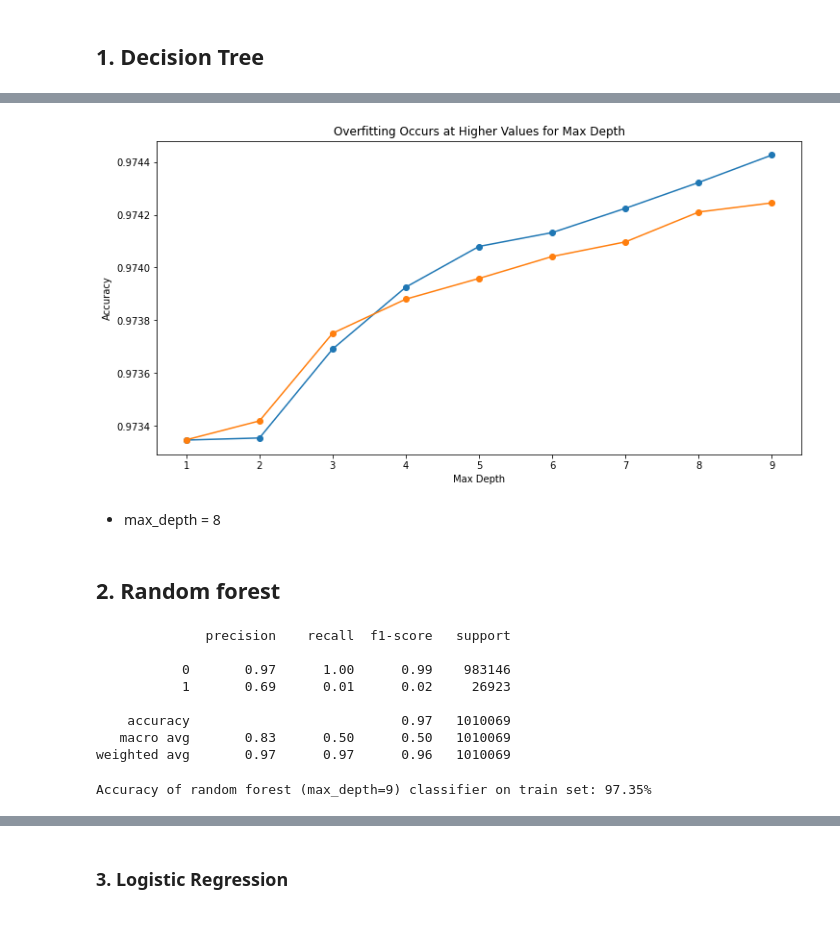
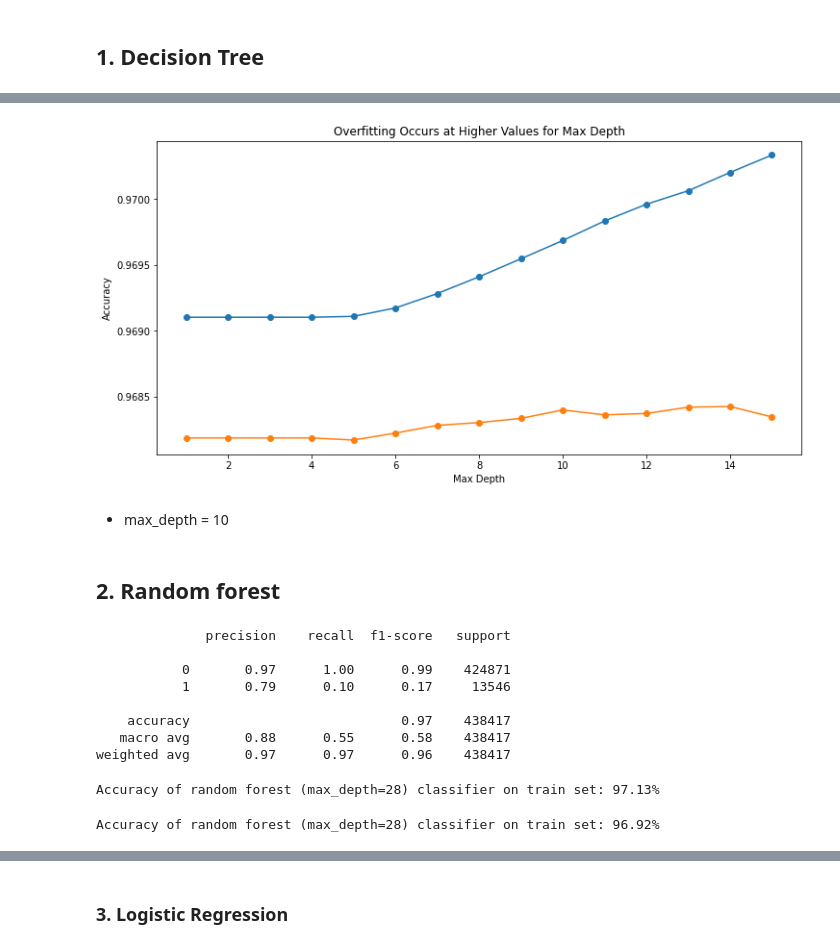
Before and after one commit to Chenchen070/Individual_project, a Jupyter notebook: traffic_violation_contributed_to_accident.ipynb, the cells around one changed output, grey strips where cells are left out. Drawn from its saved outputs; the diff is of its cells as text; code cells hidden in the pictures.

```diff
--- a/traffic_violation_contributed_to_accident.ipynb
+++ b/traffic_violation_contributed_to_accident.ipynb
@@ -326,0 +404,4 @@ baseline accuracy on train set: 97.33%
+# %%
+validate['baseline'] = 0
+baseline_accuracy_validate = (validate['Contributed To Accident'] == validate.baseline).mean()
+print(f'baseline accuracy on train set: {baseline_accuracy_validate:.2%}')
@@ -331,10 +412,10 @@ baseline accuracy on train set: 97.33%
 # %%
-x_train = train[['Violation Type','Personal Injury','day_of_week','Property Damage','hour']]
+x_train = train[['Race','day_of_week', 'hour','SubAgency','month']]
 y_train = train[['Contributed To Accident']]
-x_validate = validate[['Violation Type','Personal Injury','day_of_week','Property Damage','hour']]
+x_validate = validate[['Race','day_of_week', 'hour','SubAgency','month']]
 y_validate = validate[['Contributed To Accident']]
-x_test = validate[['Violation Type','Personal Injury','day_of_week','Property Damage','hour']]
-y_test = validate[['Contributed To Accident']]
+x_test = test[['Race','day_of_week', 'hour','SubAgency','month']]
+y_test = test[['Contributed To Accident']]
 
 x_train = pd.get_dummies(x_train, drop_first=True)
 y_train = pd.get_dummies(y_train, drop_first=True)
@@ -344,7 +425,7 @@ x_test = pd.get_dummies(x_test, drop_first=True)
 y_test = pd.get_dummies(y_test, drop_first=True)
 # %%
 # step 1: Creat your recipe
-tree = DecisionTreeClassifier(max_depth = 8)
+tree = DecisionTreeClassifier(max_depth = 10)
 
 # Step 2: Fit your model to your in-sample data (train)
 tree.fit(x_train, y_train)
@@ -369,6 +495,6 @@ Accuracy of decision tree (max_depth=8) classifier on train set: 97.43%
 # %%
 metrics = []
-for i in range(1, 10):
+for i in range(1, 16):
     # Make the model
     tree = DecisionTreeClassifier(max_depth=i, random_state=123)
 
@@ -389,8 +515,8 @@ for i in range(1, 10):
 
     metrics.append(output)
 
-df = pd.DataFrame(metrics)
-df["difference"] = df.train_accuracy - df.validate_accuracy
-df
+tree_mc = pd.DataFrame(metrics)
+tree_mc["difference"] = tree_mc.train_accuracy - tree_mc.validate_accuracy
+tree_mc
 # %% [output]
 |  | max_depth | train_accuracy | validate_accuracy | difference |
@@ -406,21 +538,21 @@ df
 # %%
 plt.figure(figsize=(12, 6))
-plt.plot(df.max_depth, df.train_accuracy, marker = 'o')
-plt.plot(df.max_depth, df.validate_accuracy, marker = 'o')
+plt.plot(tree_mc.max_depth, tree_mc.train_accuracy, marker = 'o')
+plt.plot(tree_mc.max_depth, tree_mc.validate_accuracy, marker = 'o')
 plt.title('Overfitting Occurs at Higher Values for Max Depth')
 plt.xlabel('Max Depth')
 plt.ylabel('Accuracy')
 plt.show()
 # %% [output]
-[figure, old version]
+[figure, new version]
 # %% [markdown]
-* max_depth = 8
+* max_depth = 10
 # %% [markdown]
 ## 2. Random forest
 # %%
 from sklearn.ensemble import RandomForestClassifier
-rf = RandomForestClassifier(max_depth=11,
-                            min_samples_leaf=4,
+rf = RandomForestClassifier(max_depth=28,
+                            min_samples_leaf=1,
                             random_state=123)
 rf.fit(x_train, y_train)
 predictions2 = rf.predict(x_train)
@@ -429,14 +561,19 @@ print(classification_report(y_train, predictions2))
 # %% [output]
               precision    recall  f1-score   support
 
-           0       0.97      1.00      0.99    983146
-           1       0.69      0.01      0.02     26923
+           0       0.97      1.00      0.99    424871
+           1       0.79      0.10      0.17     13546
 
-    accuracy                           0.97   1010069
-   macro avg       0.83      0.50      0.50   1010069
-weighted avg       0.97      0.97      0.96   1010069
+    accuracy                           0.97    438417
+   macro avg       0.88      0.55      0.58    438417
+weighted avg       0.97      0.97      0.96    438417
 # %%
-print('Accuracy of random forest (max_depth=9) classifier on train set: {:.2%}'
+print('Accuracy of random forest (max_depth=28) classifier on train set: {:.2%}'
      .format(rf.score(x_train, y_train)))
 # %% [output]
-Accuracy of random forest (max_depth=9) classifier on train set: 97.35%
+Accuracy of random forest (max_depth=28) classifier on train set: 97.13%
+# %%
+print('Accuracy of random forest (max_depth=28) classifier on train set: {:.2%}'
+     .format(rf.score(x_validate, y_validate)))
+# %% [output]
+Accuracy of random forest (max_depth=28) classifier on train set: 96.92%
```
Also changed, not shown: parts of 85 cells of this notebook.
